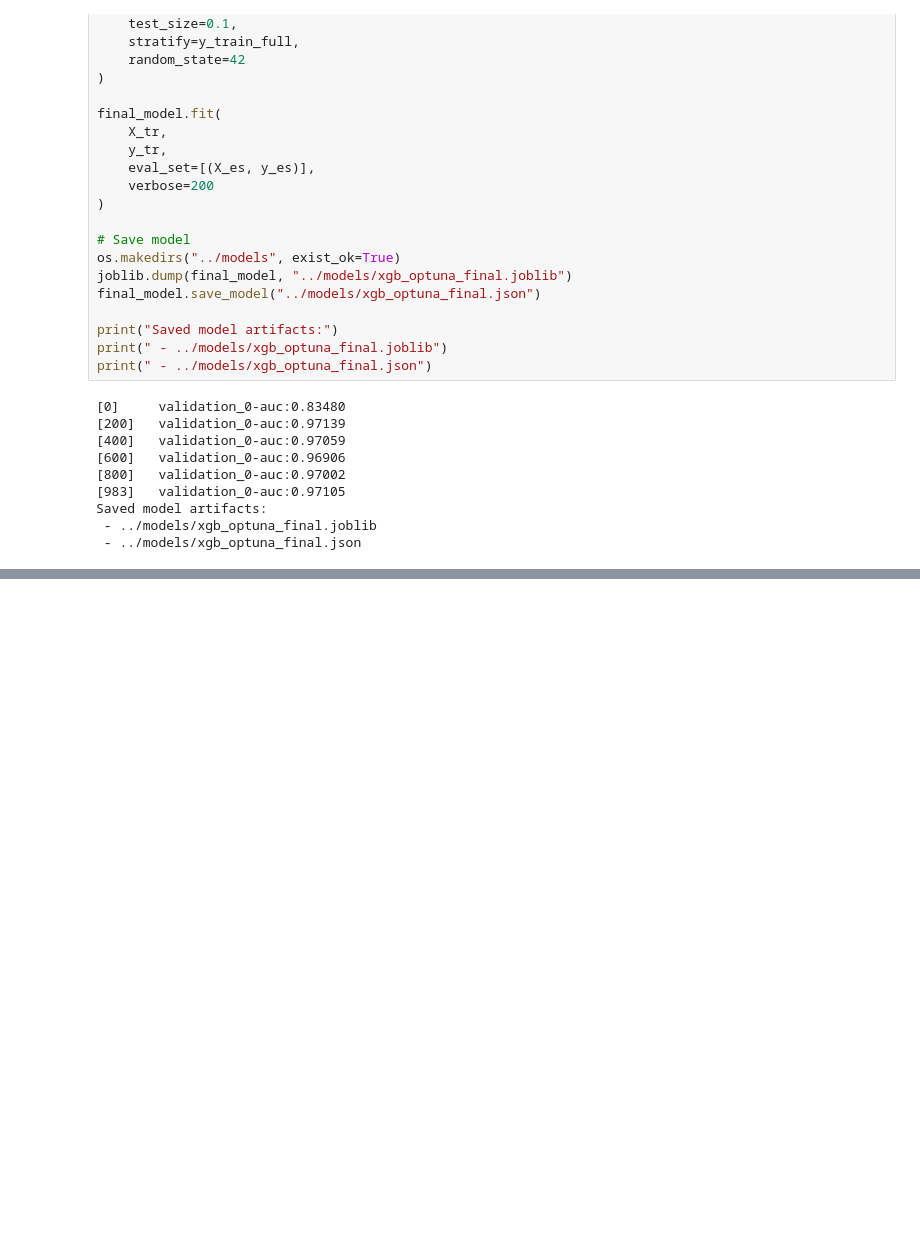
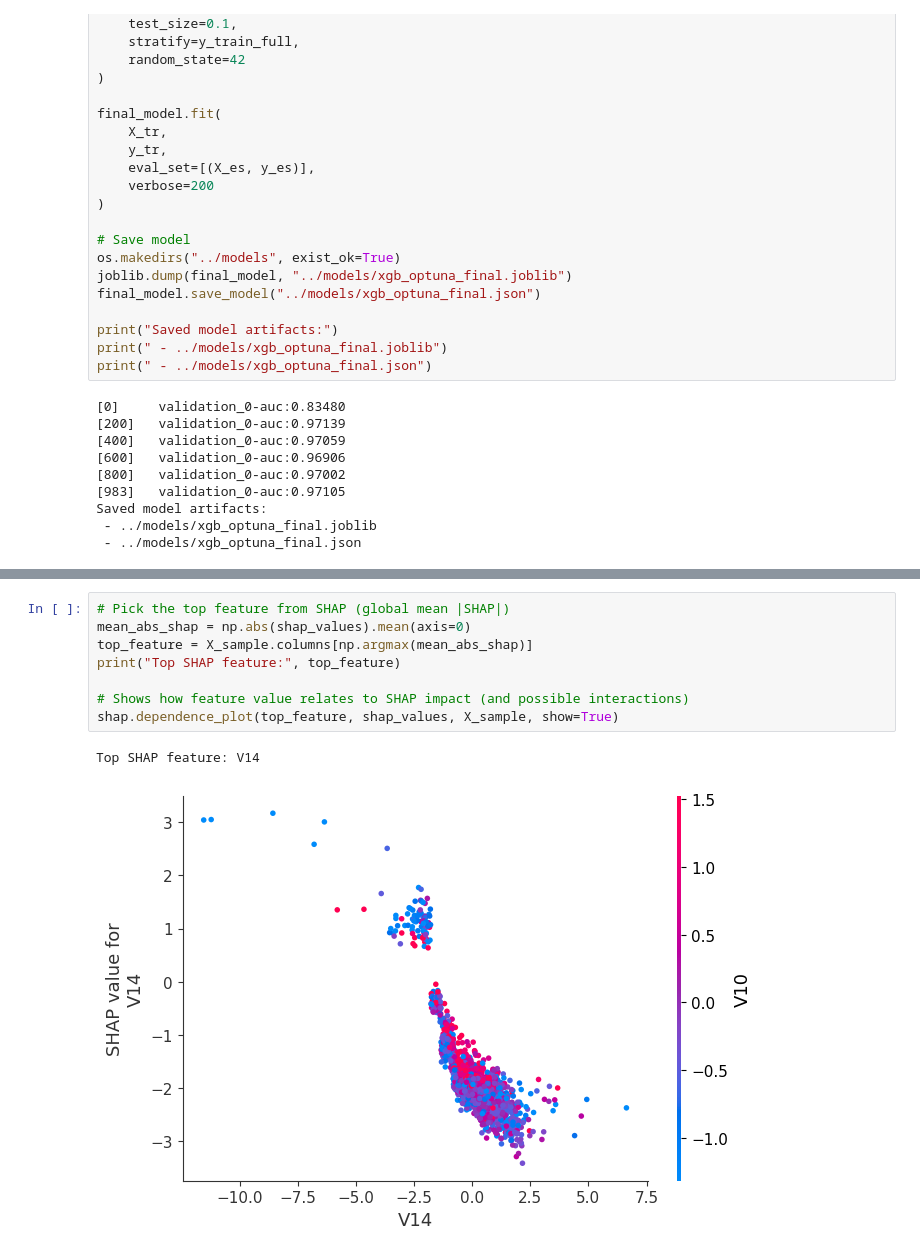
Before and after one commit to alicebarbosam/fraud-detection-kaggle, a Jupyter notebook: notebooks/train.ipynb, the cells around one changed output, grey strips where cells are left out. Drawn from its saved outputs; the diff is of its cells as text; blank space fills up the shorter version.

```diff
--- a/notebooks/train.ipynb
+++ b/notebooks/train.ipynb
@@ -506,0 +581,11 @@ pd.DataFrame(results).sort_values("roc_auc", ascending=False)
+# %%
+# Pick the top feature from SHAP (global mean |SHAP|)
+mean_abs_shap = np.abs(shap_values).mean(axis=0)
+top_feature = X_sample.columns[np.argmax(mean_abs_shap)]
+print("Top SHAP feature:", top_feature)
+
+# Shows how feature value relates to SHAP impact (and possible interactions)
+shap.dependence_plot(top_feature, shap_values, X_sample, show=True)
+# %% [output]
+Top SHAP feature: V14
+[figure, added]
```
Also changed, not shown: parts of 8 cells of this notebook.
